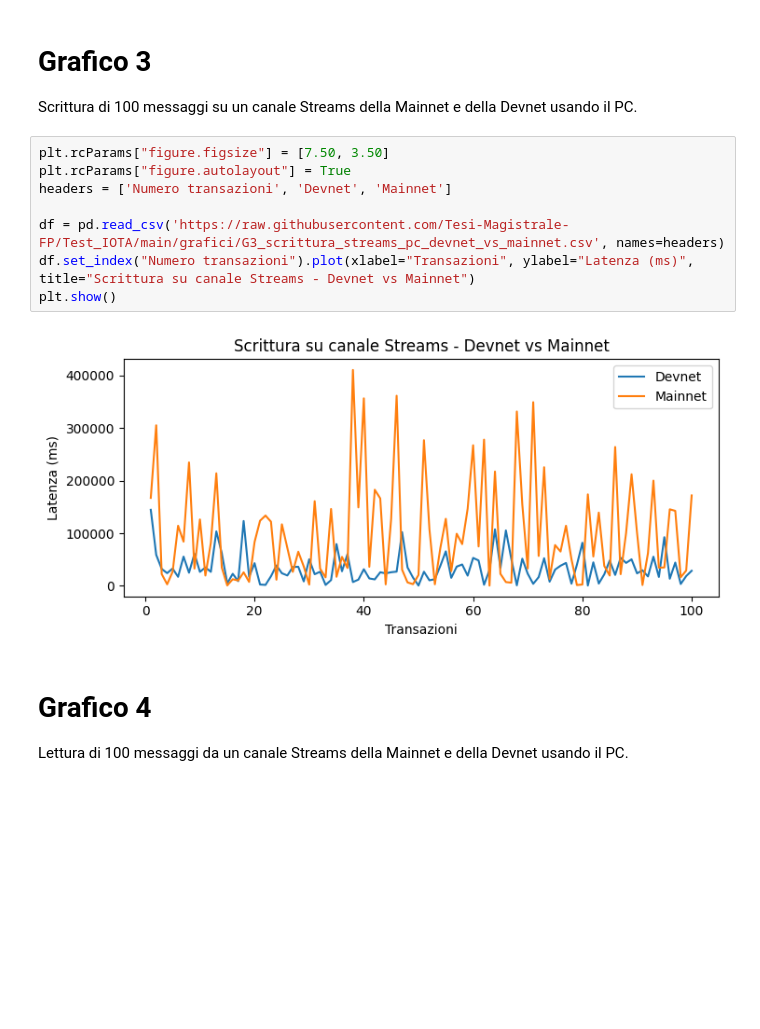
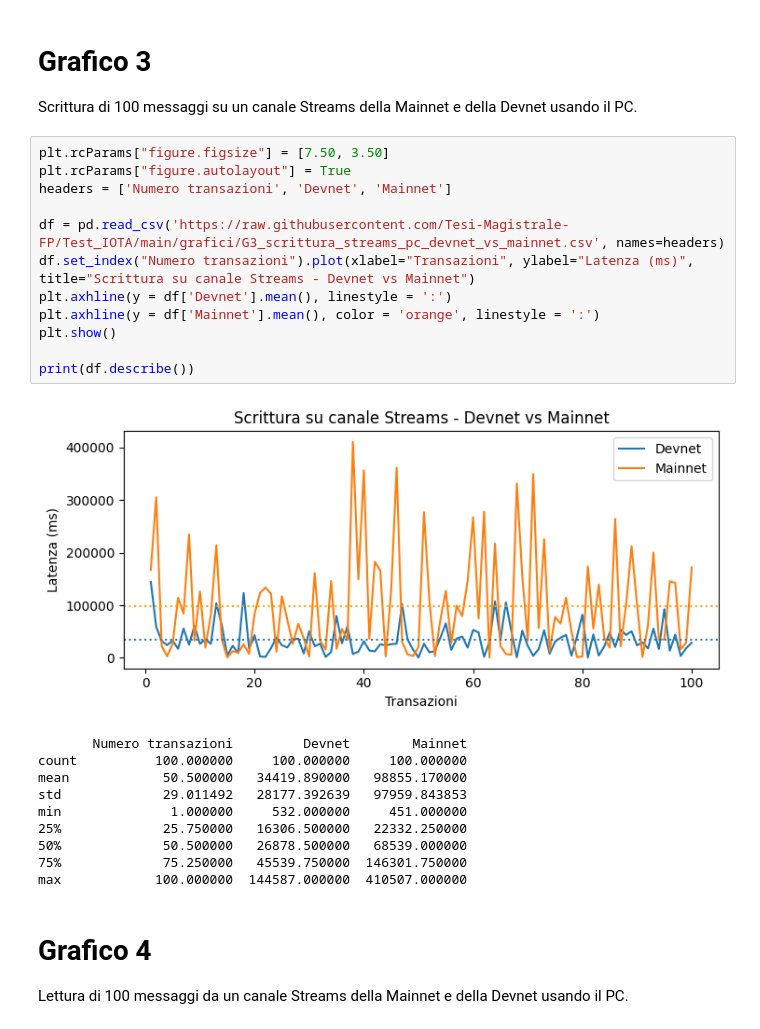
Before and after one commit to Tesi-Magistrale-FP/Test, a Jupyter notebook: grafici/Grafici_tesi_magistrale.ipynb, the cells around one changed output. Cells and saved outputs as stored; diff of their text form; blank space fills up the shorter version.

```diff
--- a/grafici/Grafici_tesi_magistrale.ipynb
+++ b/grafici/Grafici_tesi_magistrale.ipynb
@@ -38,13 +64,26 @@ Scrittura di 100 messaggi su un canale Streams della Mainnet e della Devnet usan
 # %%
 plt.rcParams["figure.figsize"] = [7.50, 3.50]
 plt.rcParams["figure.autolayout"] = True
 headers = ['Numero transazioni', 'Devnet', 'Mainnet']
 
 df = pd.read_csv('https://raw.githubusercontent.com/Tesi-Magistrale-FP/Test_IOTA/main/grafici/G3_scrittura_streams_pc_devnet_vs_mainnet.csv', names=headers)
 df.set_index("Numero transazioni").plot(xlabel="Transazioni", ylabel="Latenza (ms)", title="Scrittura su canale Streams - Devnet vs Mainnet")
+plt.axhline(y = df['Devnet'].mean(), linestyle = ':')
+plt.axhline(y = df['Mainnet'].mean(), color = 'orange', linestyle = ':')
 plt.show()
+
+print(df.describe())
 # %% [output]
-[figure, old version]
+[figure, new version]
+       Numero transazioni         Devnet        Mainnet
+count          100.000000     100.000000     100.000000
+mean            50.500000   34419.890000   98855.170000
+std             29.011492   28177.392639   97959.843853
+min              1.000000     532.000000     451.000000
+25%             25.750000   16306.500000   22332.250000
+50%             50.500000   26878.500000   68539.000000
+75%             75.250000   45539.750000  146301.750000
+max            100.000000  144587.000000  410507.000000
 # %% [markdown]
 # **Grafico 4**
 
```
Also changed, not shown: parts of 6 cells of this notebook.
